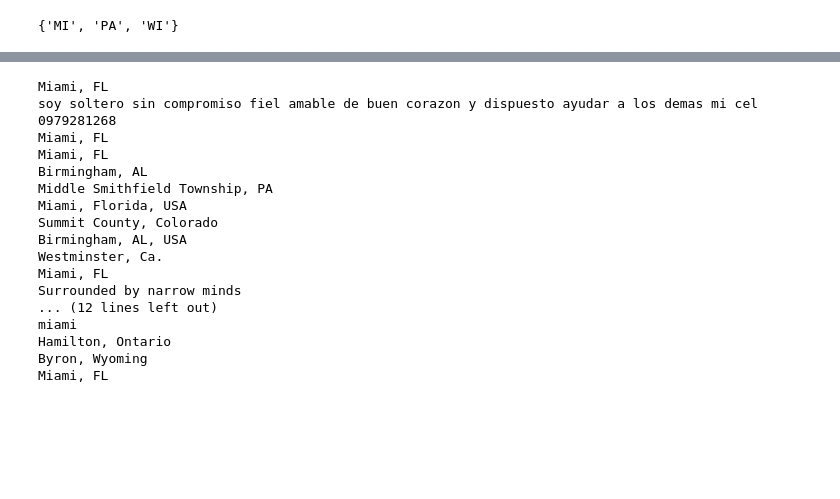
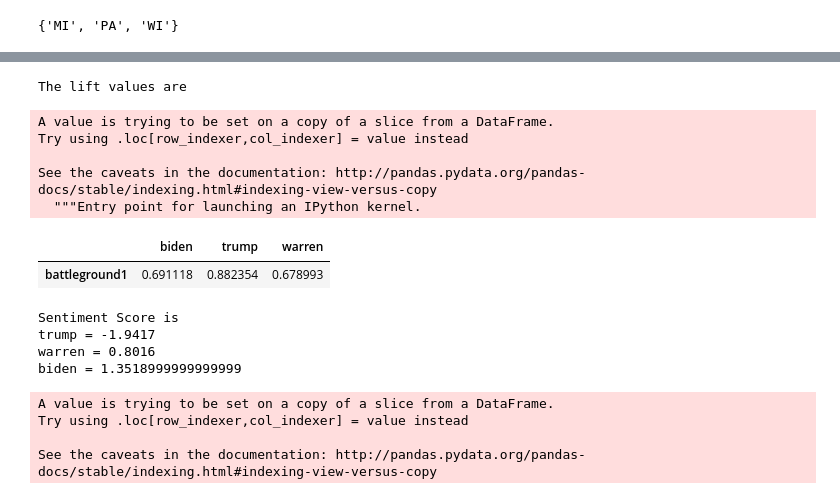
Before and after one commit to abhi-vik/ugc-analytics, a Jupyter notebook: assignments/second/assignment-2.ipynb, the cells around one changed output, grey strips where cells are left out. Drawn from its saved outputs; the diff is of its cells as text; code cells hidden in the pictures; blank space fills up the shorter version.

```diff
--- a/assignments/second/assignment-2.ipynb
+++ b/assignments/second/assignment-2.ipynb
@@ -494,44 +408,34 @@ See the caveats in the documentation: http://pandas.pydata.org/pandas-docs/stabl
 # %%
+df_cleanlocation['Combined'] = df_cleanlocation['Split Tweet'] + df_cleanlocation['Split User Location']
+from itertools import combinations, product
 # Calculation of lift scores
 def do_lift(x, y=None):
     l1, l2 = sorted(x), sorted(y or [])
     bools = pd.DataFrame()
     for e in l1 + l2:
-        bools[e] = df['words'].map(lambda words: e in words)
+        bools[e] = df_cleanlocation['Combined'].map(lambda words: e in words)
 
     def do(df, a, b):
         count_a_int_b = np.logical_and(df[a], df[b]).values.sum()
         count_a_mult_count_b = df[a].values.sum() * df[b].values.sum()
         return len(df.index) * count_a_int_b / count_a_mult_count_b
 
     result_df = pd.DataFrame(index=l1, columns=(l2 or l1))
     for a, b in (combinations(l1, 2) if y==None else product(l1, l2)):
         val = do(bools, a, b)
         result_df.at[a, b] = val
         if y==None:
             result_df.at[b, a] = val
 
     return result_df
+print('The lift values are')
+do_lift(['battleground1'], ['trump', 'warren', 'biden'])
+# %% [output]
+The lift values are
+A value is trying to be set on a copy of a slice from a DataFrame.
+Try using .loc[row_indexer,col_indexer] = value instead
+
+See the caveats in the documentation: http://pandas.pydata.org/pandas-docs/stable/indexing.html#indexing-view-versus-copy
+  """Entry point for launching an IPython kernel.
+|  | biden | trump | warren |
+| battleground1 | 0.691118 | 0.882354 | 0.678993 |
-# %%
-
-for x in df_cleanlocation['User Location'].map(lambda x: x if 'mi'in x else False):
-    if x !=False:
-        print(x)
-# %% [output]
-Miami, FL
-soy soltero sin compromiso fiel amable de buen corazon y dispuesto ayudar a los demas mi cel 0979281268
-Miami, FL
-Miami, FL
-Birmingham, AL
-Middle Smithfield Township, PA
-Miami, Florida, USA
-Summit County, Colorado
-Birmingham, AL, USA
-Westminster, Ca.
-Miami, FL
-Surrounded by narrow minds
-... (12 lines left out)
-miami
-Hamilton, Ontario
-Byron, Wyoming
-Miami, FL
@@ -539,0 +442,34 @@ Miami, FL
+# %%
+from vaderSentiment.vaderSentiment import SentimentIntensityAnalyzer
+analyser = SentimentIntensityAnalyzer()
+
+def sentiment_analyzer_scores(sentence):
+    score = analyser.polarity_scores(sentence)
+    return score['compound']
+
+df_battle['Score'] = df_battle['Tweet'].map(lambda x: sentiment_analyzer_scores(x))
+
+trump = 0
+warren = 0
+biden = 0
+
+for _,Info in df_battle.iterrows():
+    if 'trump' in Info['Split Tweet']:
+        trump += Info['Score']
+    if 'warren' in Info['Split Tweet']:
+        warren += Info['Score']
+    if 'biden' in Info['Split Tweet']:
+        biden += Info['Score']
+print('Sentiment Score is')
+print('trump = '+str(trump))
+print('warren = '+str(warren))
+print('biden = '+str(biden))
+# %% [output]
+Sentiment Score is
+trump = -1.9417
+warren = 0.8016
+biden = 1.3518999999999999
+A value is trying to be set on a copy of a slice from a DataFrame.
+Try using .loc[row_indexer,col_indexer] = value instead
+
+See the caveats in the documentation: http://pandas.pydata.org/pandas-docs/stable/indexing.html#indexing-view-versus-copy
```
Also changed, not shown: parts of 13 cells of this notebook.
